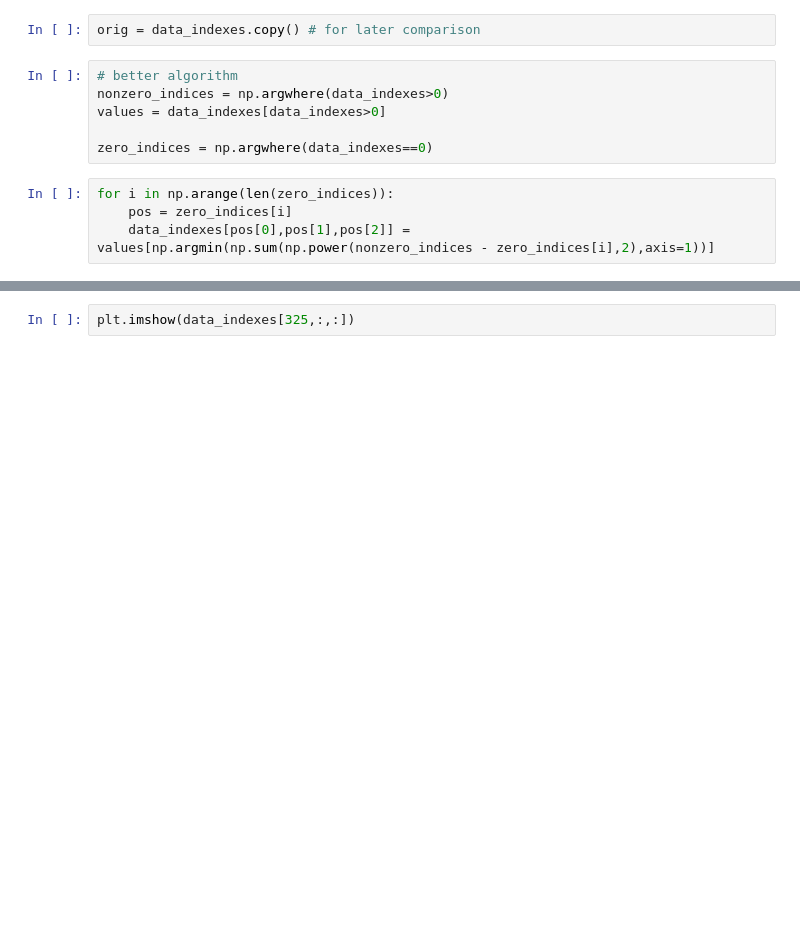
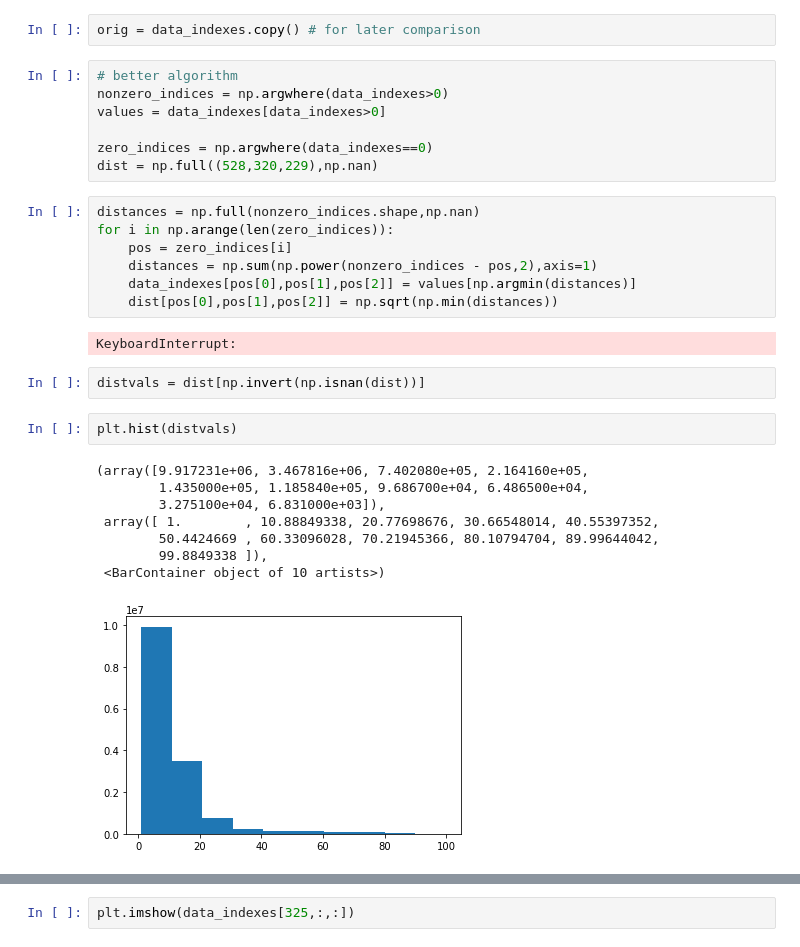
Before and after one commit to VirtualBrainLab/nptraj-ephys-server, a Jupyter notebook: pipeline/combine_data_notebook.ipynb, the cells around one changed output, grey strips where cells are left out. Drawn from its saved outputs; the diff is of its cells as text; blank space fills up the shorter version.

```diff
--- a/pipeline/combine_data_notebook.ipynb
+++ b/pipeline/combine_data_notebook.ipynb
@@ -86,7 +94,26 @@ nonzero_indices = np.argwhere(data_indexes>0)
 values = data_indexes[data_indexes>0]
 
 zero_indices = np.argwhere(data_indexes==0)
+dist = np.full((528,320,229),np.nan)
 # %%
+distances = np.full(nonzero_indices.shape,np.nan)
 for i in np.arange(len(zero_indices)):
     pos = zero_indices[i]
-    data_indexes[pos[0],pos[1],pos[2]] = values[np.argmin(np.sum(np.power(nonzero_indices - zero_indices[i],2),axis=1))]
+    distances = np.sum(np.power(nonzero_indices - pos,2),axis=1)
+    data_indexes[pos[0],pos[1],pos[2]] = values[np.argmin(distances)]
+    dist[pos[0],pos[1],pos[2]] = np.sqrt(np.min(distances))
+# %% [output]
+KeyboardInterrupt:
+# %%
+distvals = dist[np.invert(np.isnan(dist))]
+# %%
+plt.hist(distvals)
+# %% [output]
+(array([9.917231e+06, 3.467816e+06, 7.402080e+05, 2.164160e+05,
+        1.435000e+05, 1.185840e+05, 9.686700e+04, 6.486500e+04,
+        3.275100e+04, 6.831000e+03]),
+ array([ 1.        , 10.88849338, 20.77698676, 30.66548014, 40.55397352,
+        50.4424669 , 60.33096028, 70.21945366, 80.10794704, 89.99644042,
+        99.8849338 ]),
+ <BarContainer object of 10 artists>)
+[figure, added]
```
Also changed, not shown: parts of 4 cells of this notebook, 1 other file.
